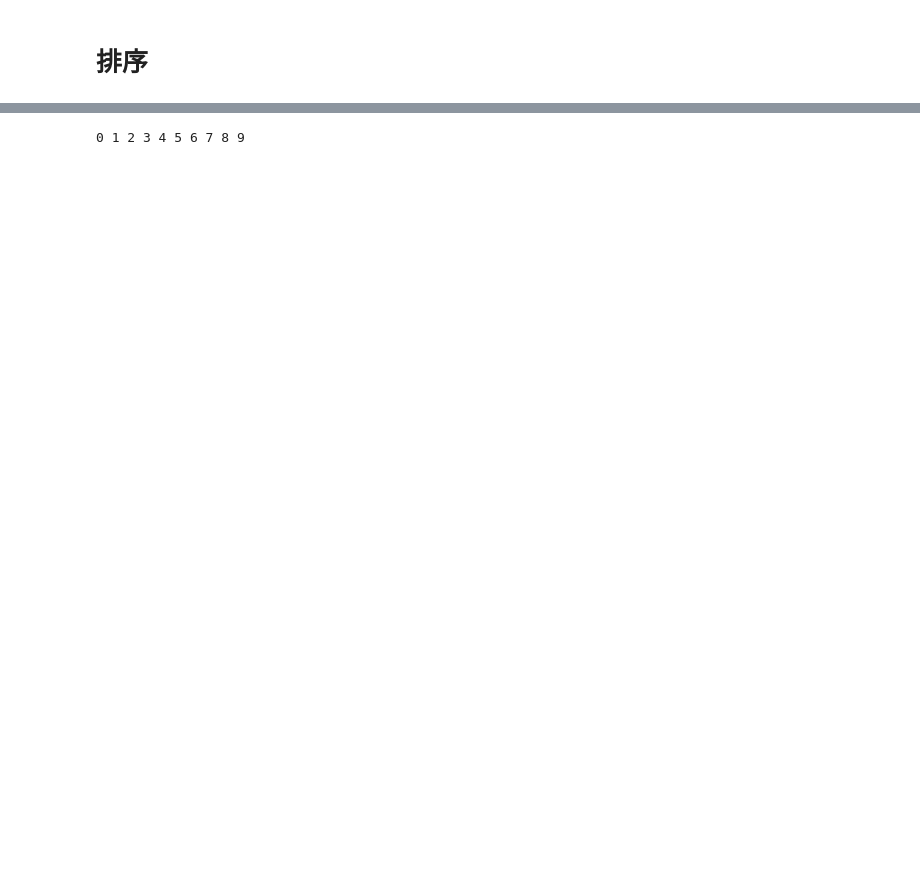
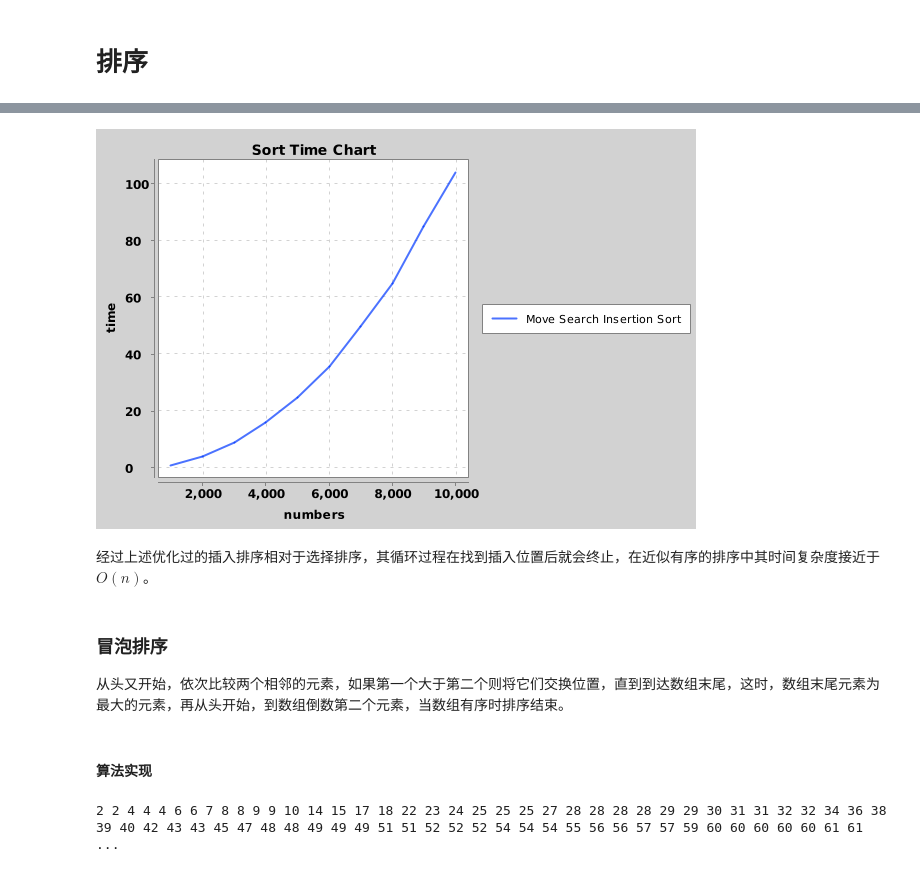
Before and after one commit to Suarezlin/AlgorithmNotebook, a Jupyter notebook: 排序.ipynb, the cells around one changed output, grey strips where cells are left out. Cells and saved outputs as stored; diff of their text form; code cells hidden in the pictures; blank space fills up the shorter version.

```diff
--- a/排序.ipynb
+++ b/排序.ipynb
@@ -37 +359,13 @@
+# %%
+BitmapEncoder.getBufferedImage(chart);
+# %% [output]
+[figure, added]
+# %% [markdown]
+经过上述优化过的插入排序相对于选择排序，其循环过程在找到插入位置后就会终止，在近似有序的排序中其时间复杂度接近于 $O(n)$。
+# %% [markdown]
+### 冒泡排序
+
+从头又开始，依次比较两个相邻的元素，如果第一个大于第二个则将它们交换位置，直到到达数组末尾，这时，数组末尾元素为最大的元素，再从头开始，到数组倒数第二个元素，当数组有序时排序结束。
+# %% [markdown]
+#### 算法实现
 # %%
@@ -42,8 +388,8 @@
     }
 }
 # %%
-Integer[] data = new Integer[] {9, 8, 7, 6, 5, 4, 3, 2, 1, 0};
-sort(data);
+Integer[] data = getRandomIntegerArray(100, 0, 100);
+new BubbleSort().sort(data);
 print(data);
 # %% [output]
-0 1 2 3 4 5 6 7 8 9
+2 2 4 4 4 6 6 7 8 8 9 9 10 14 15 17 18 22 23 24 25 25 25 27 28 28 28 28 29 29 30 31 31 32 32 34 36 38 39 40 42 43 43 45 47 48 48 49 49 49 51 51 52 52 52 54 54 54 55 56 56 57 57 59 60 60 60 60 60 61 61 ...
```
Also changed, not shown: parts of 34 cells of this notebook.
